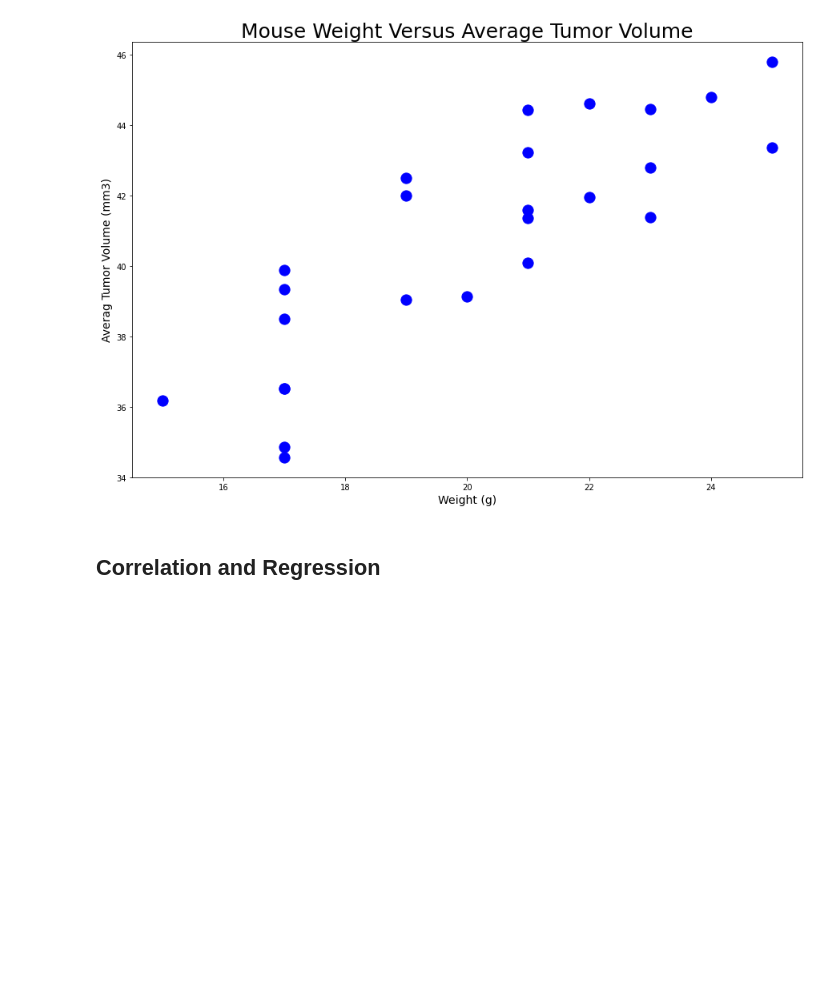
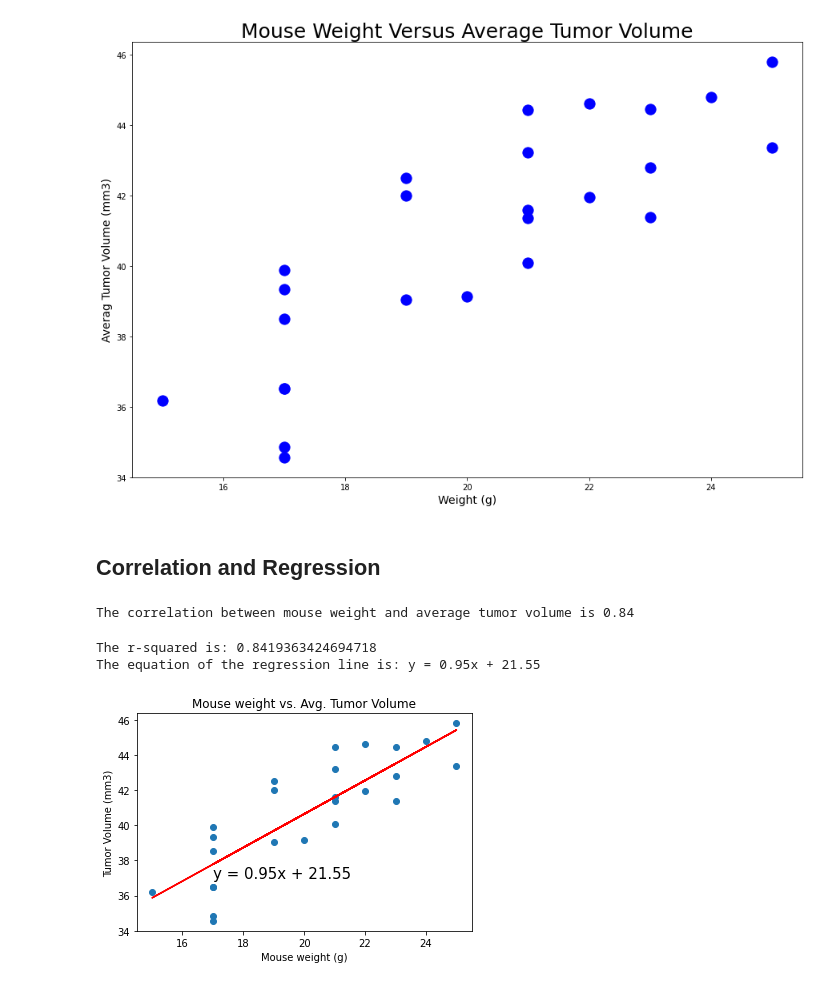
Before and after one commit to wycislo/Pymaceuticals, a Jupyter notebook: PyMaceuticals.ipynb, the cells around one changed output. Saved outputs shown, nothing was run; the diff lists cells and outputs as text; code cells hidden in the pictures; blank space fills up the shorter version.

```diff
--- a/PyMaceuticals.ipynb
+++ b/PyMaceuticals.ipynb
@@ -511,3 +530,41 @@ plt.show()
 # %%
 # Calculate the correlation coefficient and linear regression model
 # for mouse weight and average tumor volume for the Capomulin regimen
+
+corr=round(st.pearsonr(avg_capm_vol['Weight (g)'],avg_capm_vol['Tumor Volume (mm3)'])[0],2)
+print(f"The correlation between mouse weight and average tumor volume is {corr}")
+# %% [output]
+The correlation between mouse weight and average tumor volume is 0.84
+# %%
+
+x_values = avg_capm_vol['Weight (g)']
+y_values = avg_capm_vol['Tumor Volume (mm3)']
+
+(slope, intercept, rvalue, pvalue, stderr) = st.linregress(x_values, y_values)
+regress_values = x_values * slope + intercept
+
+# print(f"slope:{slope}")
+# print(f"intercept:{intercept}")
+# print(f"rvalue (Correlation coefficient):{rvalue}")
+# print(f"pandas (Correlation coefficient):{corr}")
+# print(f"stderr:{stderr}")
+
+line_eq = "y = " + str(round(slope,2)) + "x + " + str(round(intercept,2))
+
+#print(line_eq)
+
+plt.scatter(x_values,y_values)
+plt.plot(x_values,regress_values,"r-")
+plt.annotate(line_eq,(17,37),fontsize=15,color="black")
+plt.title("Mouse weight vs. Avg. Tumor Volume")
+plt.xlabel("Mouse weight (g)")
+plt.ylabel("Tumor Volume (mm3)")
+print(f"The r-squared is: {rvalue}")
+print(f"The equation of the regression line is: {line_eq}")
+
+plt.savefig("images/corr_regression_plot.png")
+plt.show()
+# %% [output]
+The r-squared is: 0.8419363424694718
+The equation of the regression line is: y = 0.95x + 21.55
+[figure, added]
```
Also changed, not shown: parts of 4 cells of this notebook, 5 other files.
